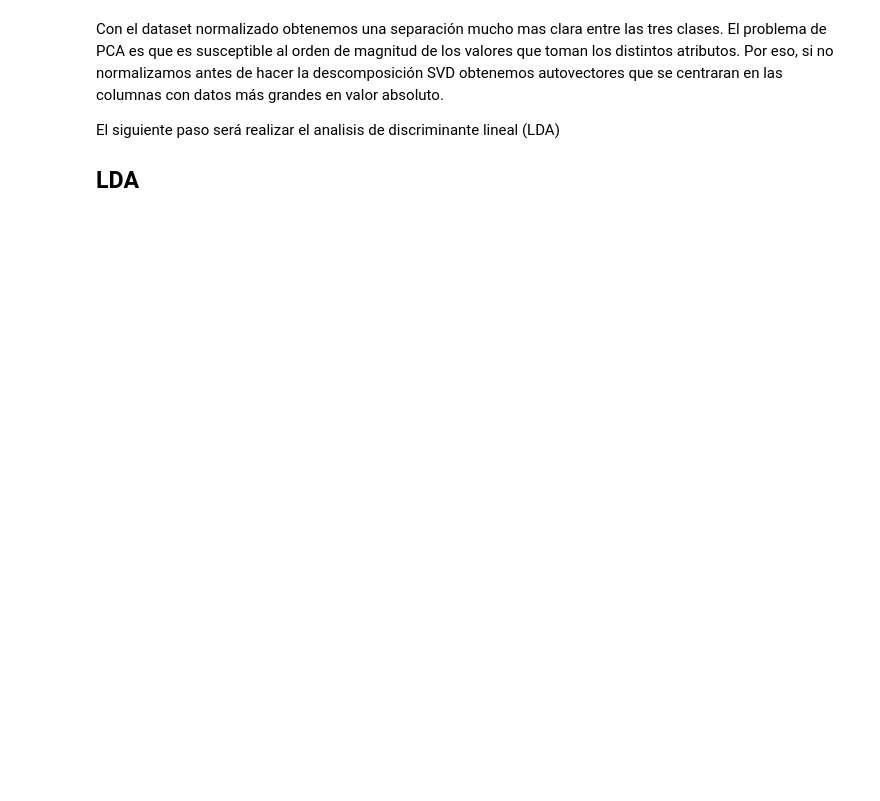
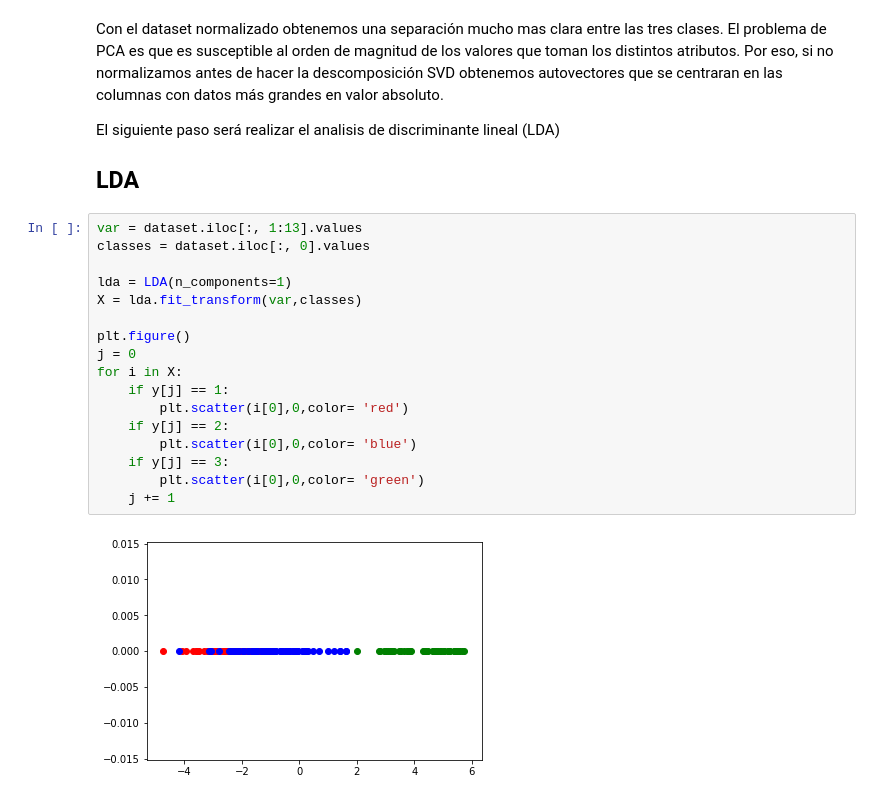
Before and after one commit to davidvicentemartinez/MachineLearning, a Jupyter notebook: parte 2/Parte2.ipynb, the cells around one changed output. Saved outputs shown, nothing was run; the diff lists cells and outputs as text; blank space fills up the shorter version.

```diff
--- a/parte 2/Parte2.ipynb
+++ b/parte 2/Parte2.ipynb
@@ -328,3 +344,22 @@ Con el dataset normalizado obtenemos una separación mucho mas clara entre las t
 El siguiente paso será realizar el analisis de discriminante lineal (LDA)
 
 ## LDA
+# %%
+var = dataset.iloc[:, 1:13].values
+classes = dataset.iloc[:, 0].values
+
+lda = LDA(n_components=1)
+X = lda.fit_transform(var,classes)
+
+plt.figure()
+j = 0
+for i in X:
+    if y[j] == 1:
+        plt.scatter(i[0],0,color= 'red')
+    if y[j] == 2:
+        plt.scatter(i[0],0,color= 'blue')
+    if y[j] == 3:
+        plt.scatter(i[0],0,color= 'green')
+    j += 1
+# %% [output]
+[figure, added]
```
Also changed, not shown: parts of 13 cells of this notebook.
